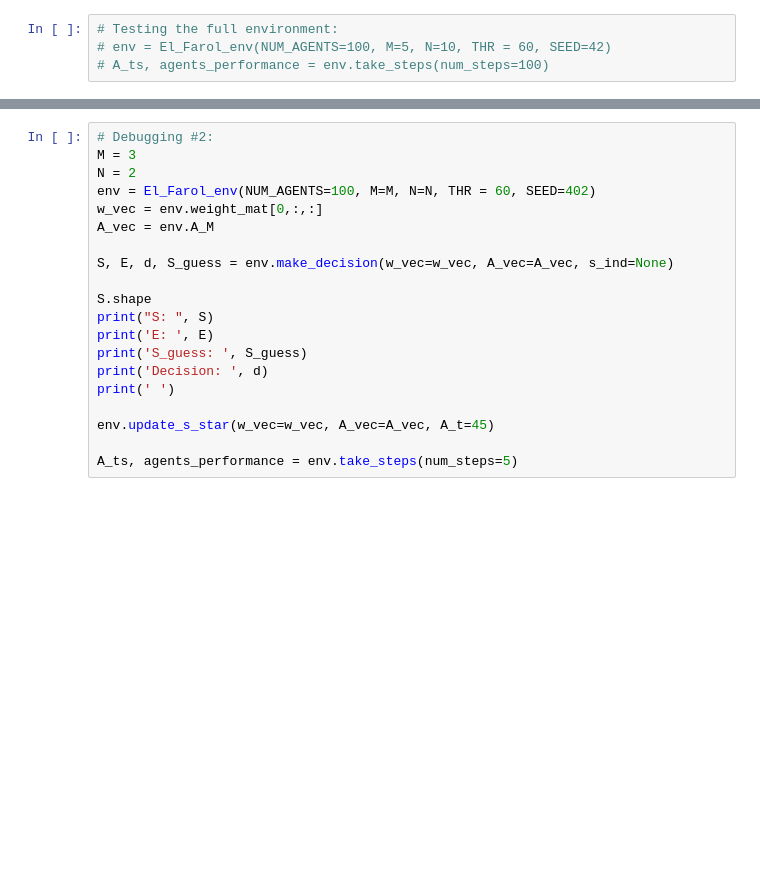
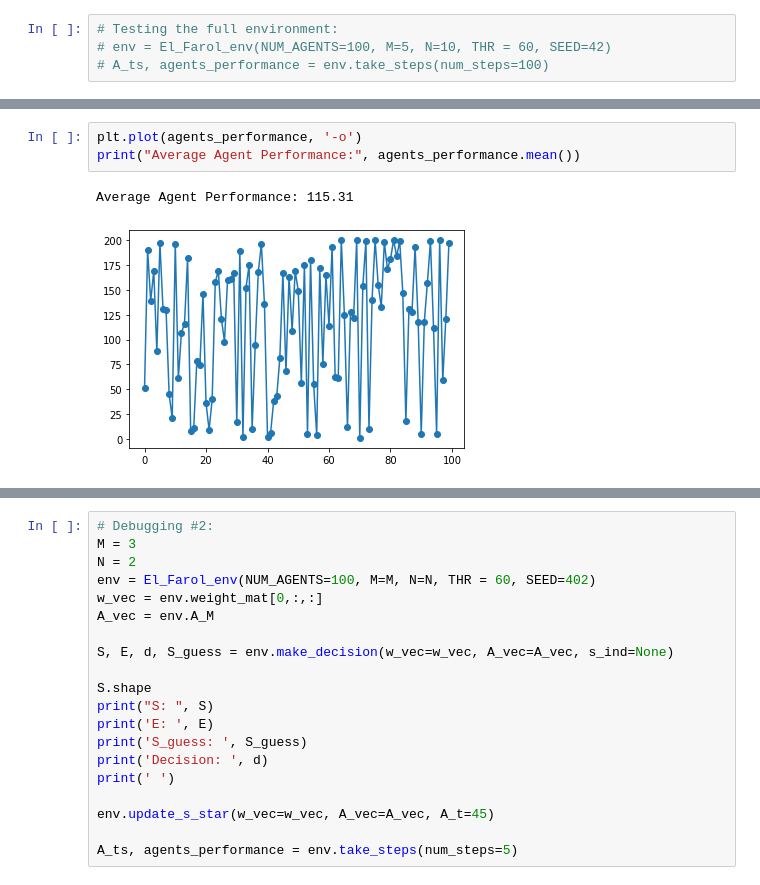
Before and after one commit to Payam-Mousavi/El-Farol, a Jupyter notebook: El-Farol Explore.ipynb, the cells around one changed output, grey strips where cells are left out. Saved outputs shown, nothing was run; the diff lists cells and outputs as text; blank space fills up the shorter version.

```diff
--- a/El-Farol Explore.ipynb
+++ b/El-Farol Explore.ipynb
@@ -145,0 +154,6 @@ Average Attendance: 44.22
+# %%
+plt.plot(agents_performance, '-o')
+print("Average Agent Performance:", agents_performance.mean())
+# %% [output]
+Average Agent Performance: 115.31
+[figure, added]
```
Also changed, not shown: parts of 5 cells of this notebook.
